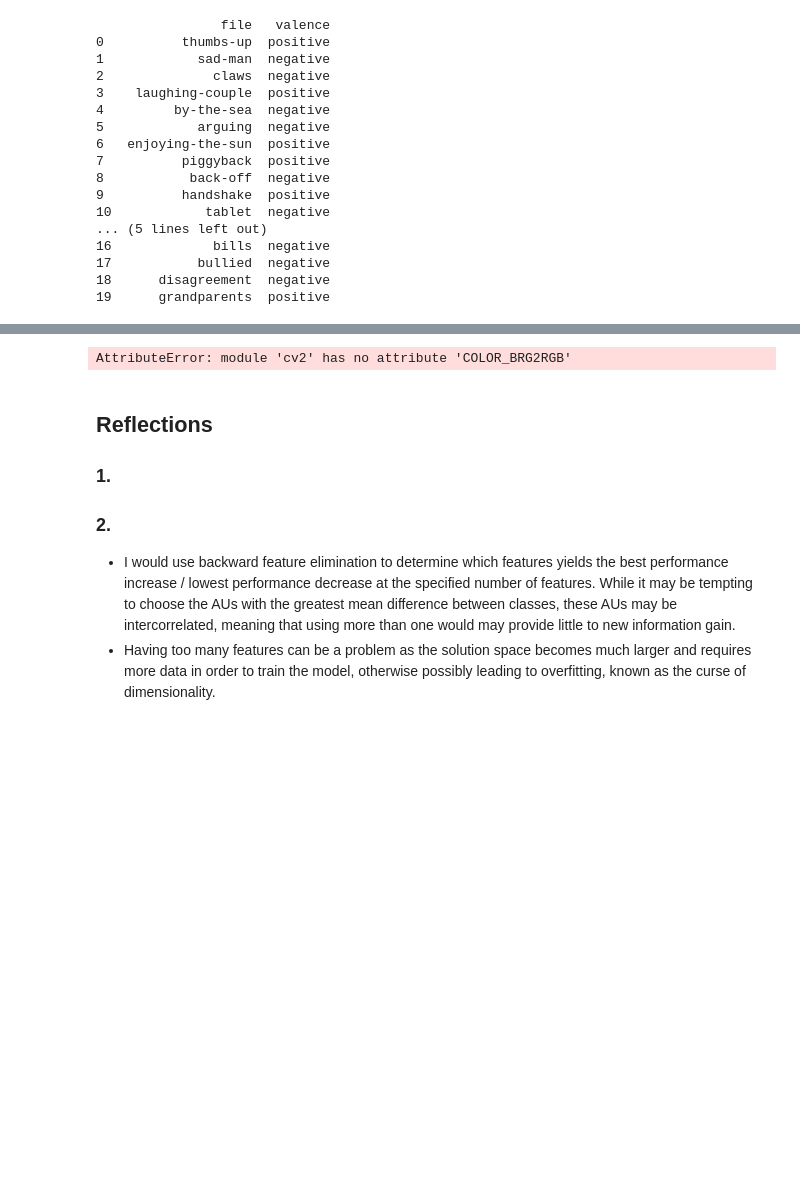
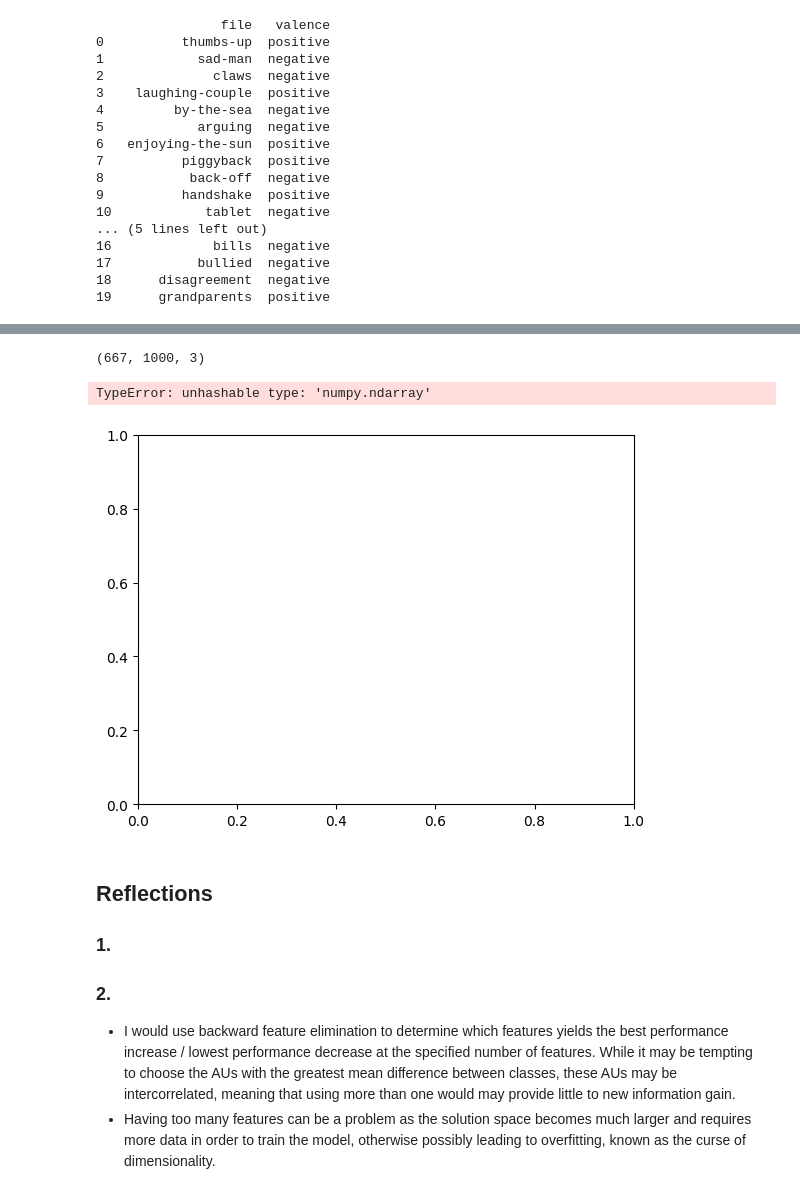
Before and after one commit to SS8297/IIS, a Jupyter notebook: Ass1/scripts/ass1.ipynb, the cells around one changed output, grey strips where cells are left out. Cells and saved outputs as stored; diff of their text form; code cells hidden in the pictures; blank space fills up the shorter version.

```diff
--- a/Ass1/scripts/ass1.ipynb
+++ b/Ass1/scripts/ass1.ipynb
@@ -62,9 +155,14 @@ SyntaxError: invalid syntax. Perhaps you forgot a comma? (4034163248.py, line 6)
 # %%
 
-img = cv2.imread('../dataset/images/arguing.jpg', 0)
-plt.imshow(cv2.cvtColor(img, cv2.COLOR_BRG2))
+# img = cv2.imread('../dataset/images/arguing.jpg')
+# print(img.shape)
+# plt.imshow('test', img)
+# cv2.waitKey(0)
+# cv2.destroyAllWindows()
 # %% [output]
-AttributeError: module 'cv2' has no attribute 'COLOR_BRG2RGB'
+(667, 1000, 3)
+TypeError: unhashable type: 'numpy.ndarray'
+[figure, added]
 # %% [markdown]
 ## Reflections
 ### 1.
```
Also changed, not shown: parts of 1 cell of this notebook.
